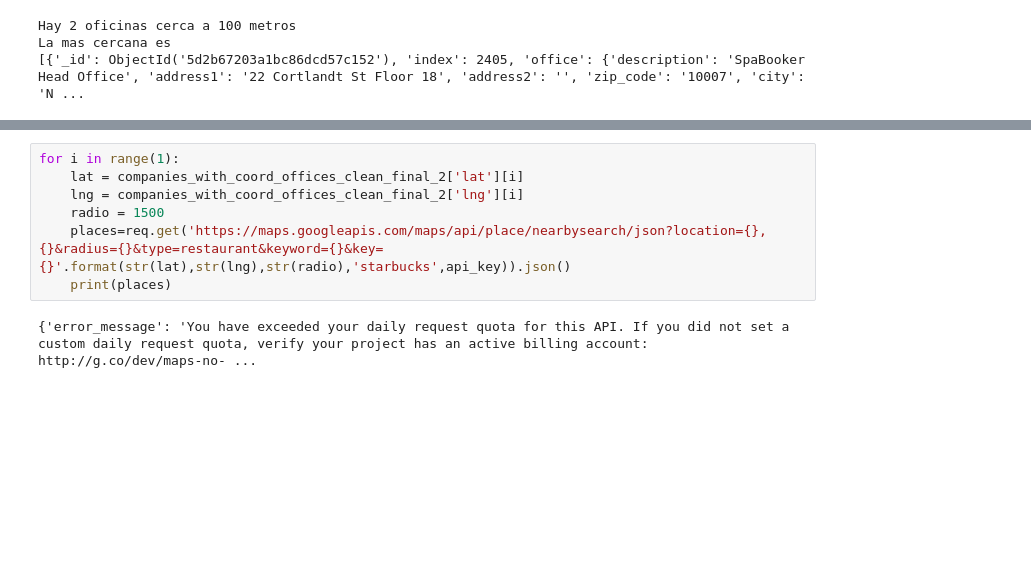
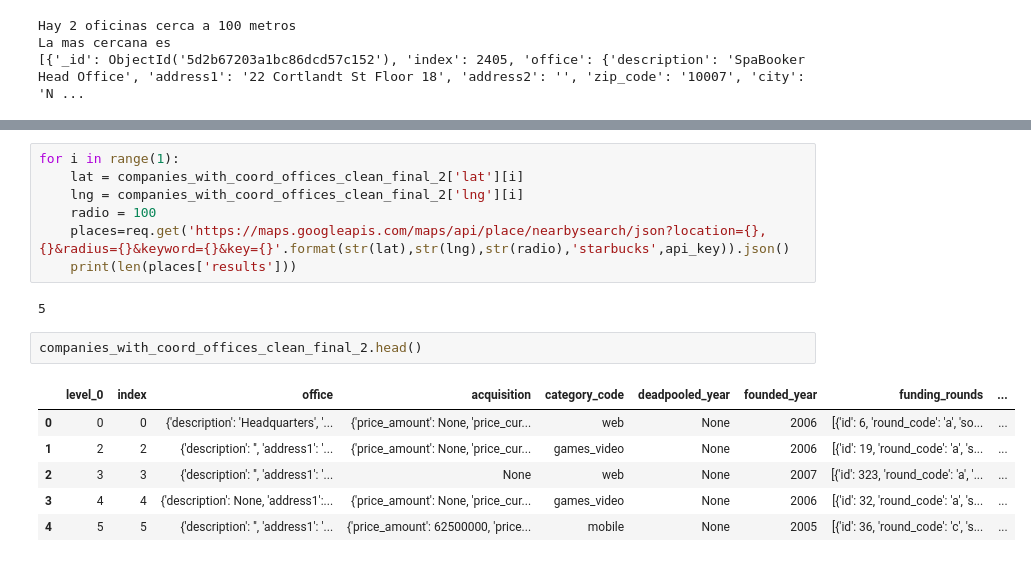
Before and after one commit to jmolins89/visualizing-real-world-data-project, a Jupyter notebook: Data Cleaning.ipynb, the cells around one changed output, grey strips where cells are left out. Cells and saved outputs as stored; diff of their text form; blank space fills up the shorter version.

```diff
--- a/Data Cleaning.ipynb
+++ b/Data Cleaning.ipynb
@@ -316,8 +316,17 @@ mapa
 for i in range(1):
     lat = companies_with_coord_offices_clean_final_2['lat'][i]
     lng = companies_with_coord_offices_clean_final_2['lng'][i]
-    radio = 1500
-    places=req.get('https://maps.googleapis.com/maps/api/place/nearbysearch/json?location={},{}&radius={}&type=restaurant&keyword={}&key={}'.format(str(lat),str(lng),str(radio),'starbucks',api_key)).json()
-    print(places)
+    radio = 100
+    places=req.get('https://maps.googleapis.com/maps/api/place/nearbysearch/json?location={},{}&radius={}&keyword={}&key={}'.format(str(lat),str(lng),str(radio),'starbucks',api_key)).json()
+    print(len(places['results']))
 # %% [output]
-{'error_message': 'You have exceeded your daily request quota for this API. If you did not set a custom daily request quota, verify your project has an active billing account: http://g.co/dev/maps-no- ...
+5
+# %%
+companies_with_coord_offices_clean_final_2.head()
+# %% [output]
+|  | level_0 | index | office | acquisition | category_code | deadpooled_year | founded_year | funding_rounds | ... |
+| 0 | 0 | 0 | {'description': 'Headquarters', '... | {'price_amount': None, 'price_cur... | web | None | 2006 | [{'id': 6, 'round_code': 'a', 'so... | ... |
+| 1 | 2 | 2 | {'description': '', 'address1': '... | {'price_amount': None, 'price_cur... | games_video | None | 2006 | [{'id': 19, 'round_code': 'a', 's... | ... |
+| 2 | 3 | 3 | {'description': '', 'address1': '... | None | web | None | 2007 | [{'id': 323, 'round_code': 'a', '... | ... |
+| 3 | 4 | 4 | {'description': None, 'address1':... | {'price_amount': None, 'price_cur... | games_video | None | 2006 | [{'id': 32, 'round_code': 'a', 's... | ... |
+| 4 | 5 | 5 | {'description': '', 'address1': '... | {'price_amount': 62500000, 'price... | mobile | None | 2005 | [{'id': 36, 'round_code': 'c', 's... | ... |
```
Also changed, not shown: parts of 9 cells of this notebook.
